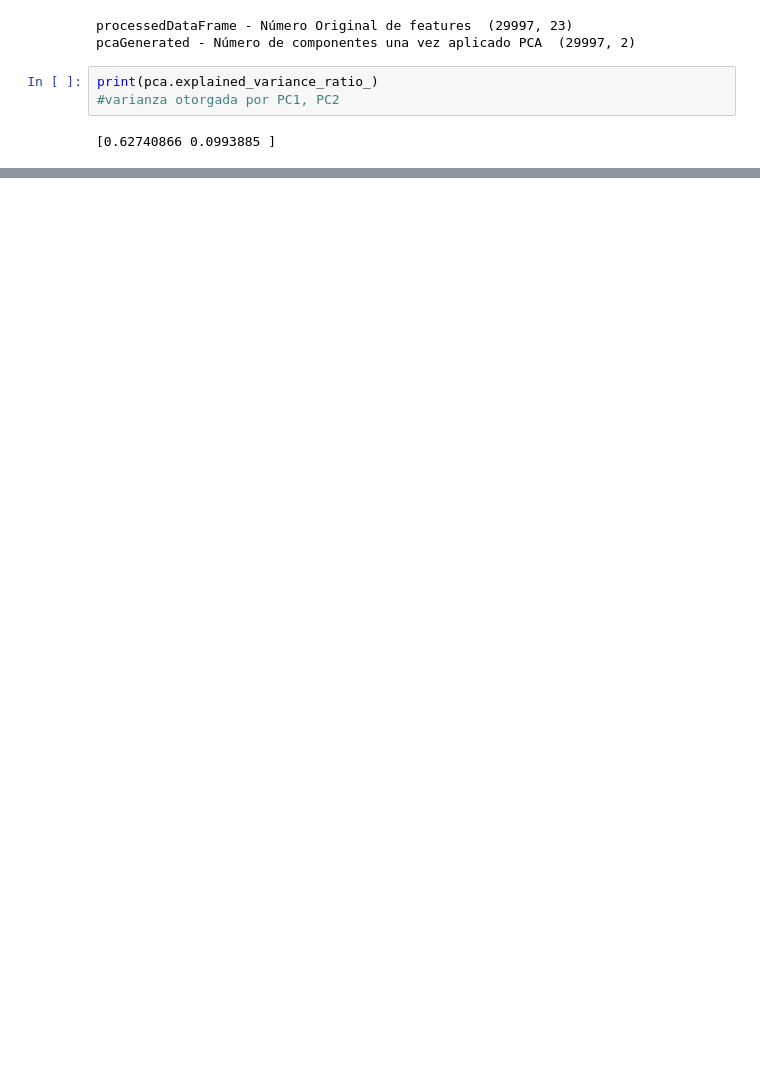
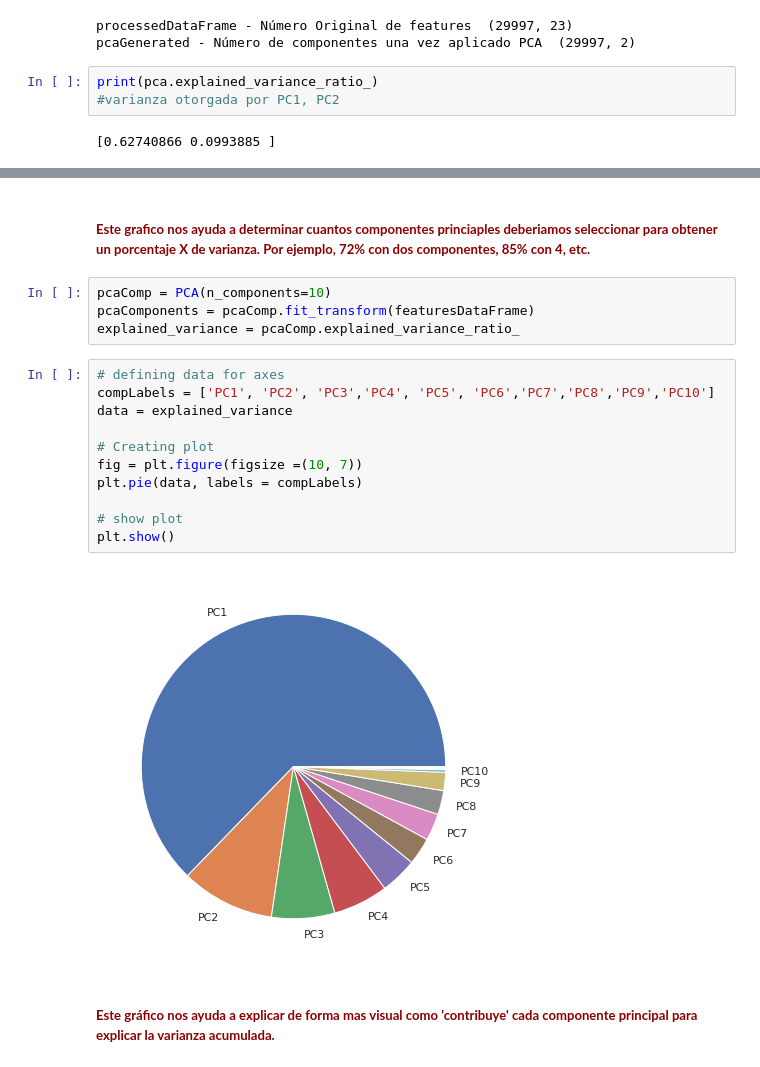
Before and after one commit to PosgradoMNA/actividades-de-aprendizaje-dsercam, a Jupyter notebook: ActividadSemana6A01182676.ipynb, the cells around one changed output, grey strips where cells are left out. Cells and saved outputs as stored; diff of their text form; blank space fills up the shorter version.

```diff
--- a/ActividadSemana6A01182676.ipynb
+++ b/ActividadSemana6A01182676.ipynb
@@ -642,0 +717,21 @@ Dos componentes son suficientes para la exploracion de la varianza (> 70%), pero
+# %% [markdown]
+##### <b><font color="darkred">Este grafico nos ayuda a determinar cuantos componentes princiaples deberiamos seleccionar para obtener un porcentaje X de varianza. Por ejemplo, 72% con dos componentes, 85% con 4, etc.</font></b>
+# %%
+pcaComp = PCA(n_components=10)
+pcaComponents = pcaComp.fit_transform(featuresDataFrame)
+explained_variance = pcaComp.explained_variance_ratio_
+# %%
+# defining data for axes
+compLabels = ['PC1', 'PC2', 'PC3','PC4', 'PC5', 'PC6','PC7','PC8','PC9','PC10']
+data = explained_variance
+
+# Creating plot
+fig = plt.figure(figsize =(10, 7))
+plt.pie(data, labels = compLabels)
+
+# show plot
+plt.show()
+# %% [output]
+[figure, added]
+# %% [markdown]
+##### <b><font color="darkred">Este gráfico nos ayuda a explicar de forma mas visual como 'contribuye' cada componente principal para explicar la varianza acumulada.</font></b>
```
Also changed, not shown: parts of 25 cells of this notebook.
